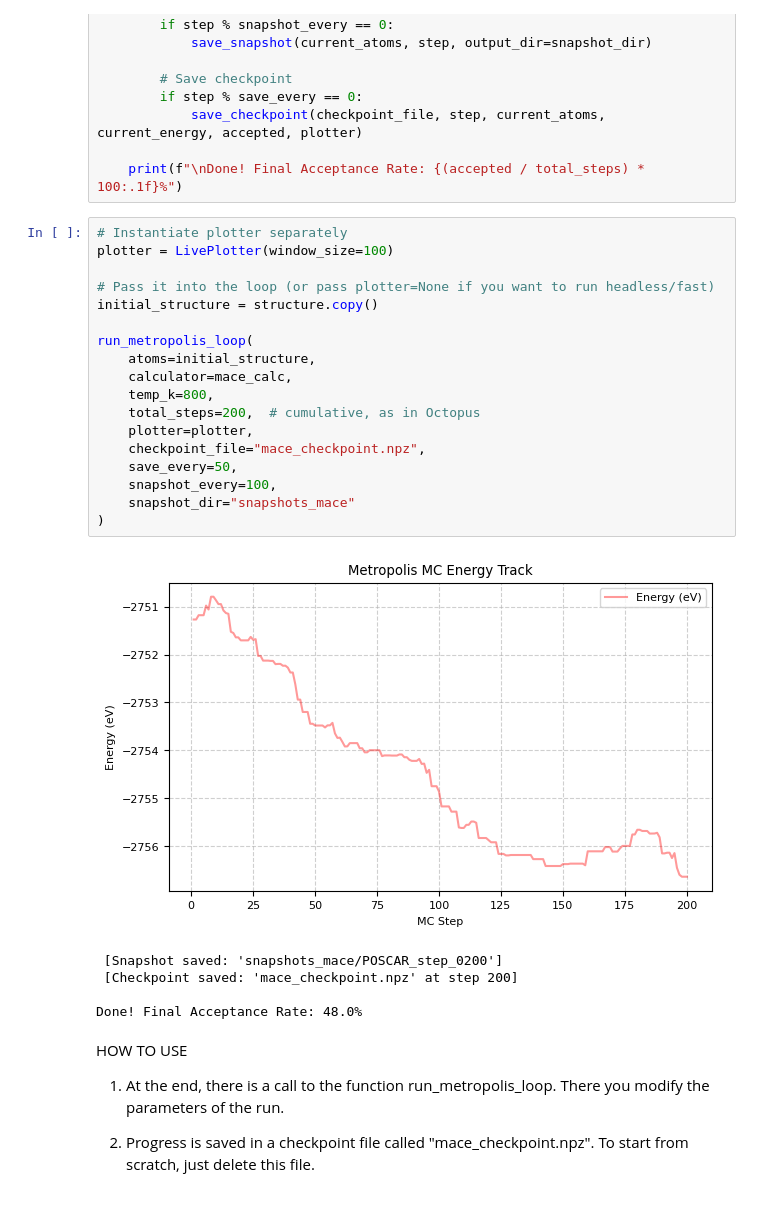
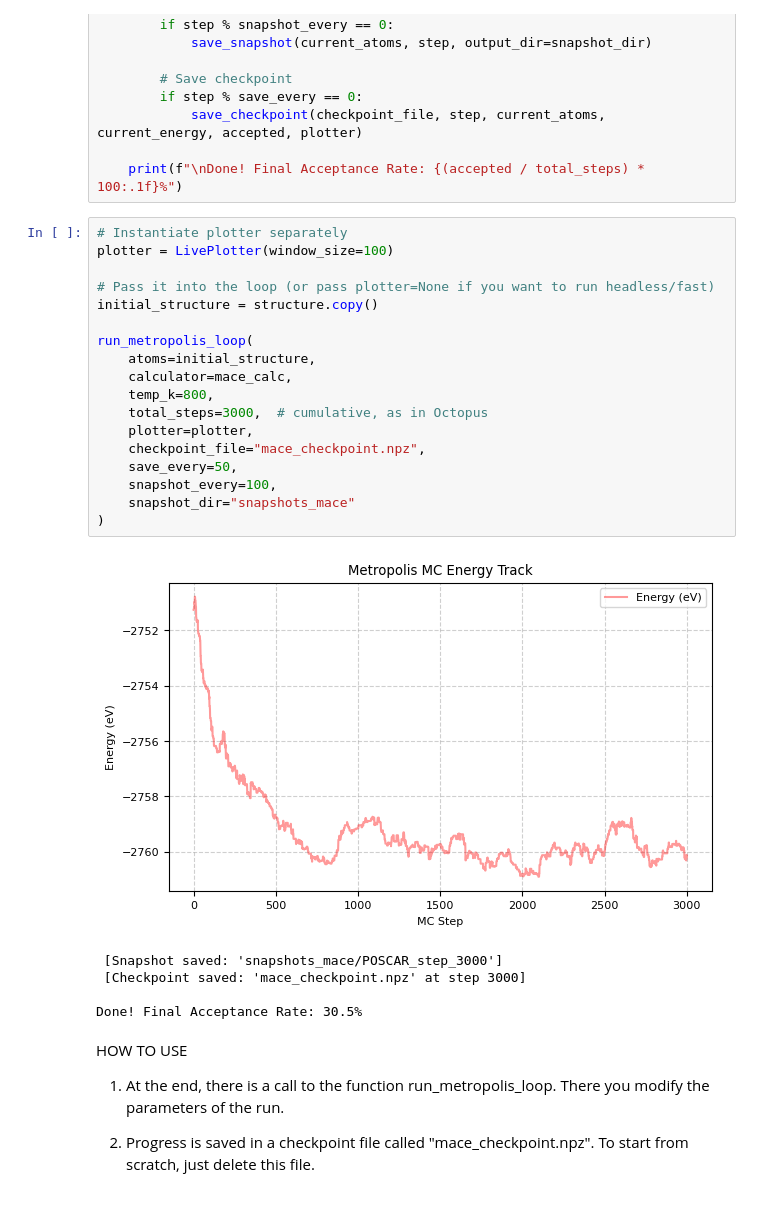
Before and after one commit to inglorious-castro/CSRO-explorer, a Jupyter notebook: 2_mc_annealing/metropolis-mace.ipynb, the cells around one changed output. Saved outputs shown, nothing was run; the diff lists cells and outputs as text.

Commit message:
3000 steps - equilibrated

```diff
--- a/2_mc_annealing/metropolis-mace.ipynb
+++ b/2_mc_annealing/metropolis-mace.ipynb
@@ -261,27 +261,27 @@ def run_metropolis_loop(atoms, calculator, temp_k, total_steps, plotter=None,
 # %%
 # Instantiate plotter separately
 plotter = LivePlotter(window_size=100)
 
 # Pass it into the loop (or pass plotter=None if you want to run headless/fast)
 initial_structure = structure.copy()
 
 run_metropolis_loop(
     atoms=initial_structure,
     calculator=mace_calc,
     temp_k=800,
-    total_steps=200,  # cumulative, as in Octopus
+    total_steps=3000,  # cumulative, as in Octopus
     plotter=plotter,
     checkpoint_file="mace_checkpoint.npz",
     save_every=50,
     snapshot_every=100,
     snapshot_dir="snapshots_mace"
 )
 # %% [output]
-[figure, old version]
+[figure, new version]
- [Snapshot saved: 'snapshots_mace/POSCAR_step_0200']
- [Checkpoint saved: 'mace_checkpoint.npz' at step 200]
+ [Snapshot saved: 'snapshots_mace/POSCAR_step_3000']
+ [Checkpoint saved: 'mace_checkpoint.npz' at step 3000]
 
-Done! Final Acceptance Rate: 48.0%
+Done! Final Acceptance Rate: 30.5%
 # %% [markdown]
 HOW TO USE
 
```
Also changed, not shown: 29 other files.
